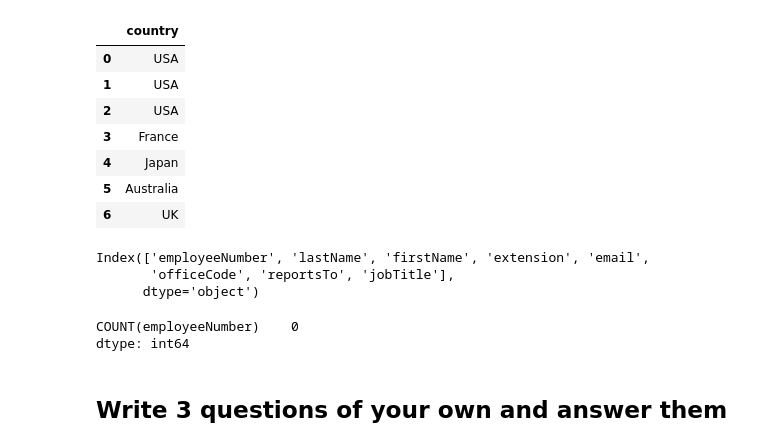
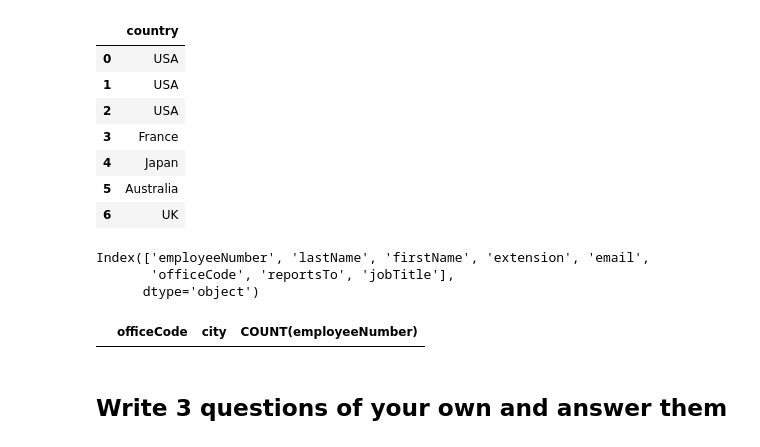
Before and after one commit to mercy-gh/SQL-Phase2, a Jupyter notebook: dsc-join-statements-lab-index.ipynb, the cells around one changed output. Drawn from its saved outputs; the diff is of its cells as text; code cells hidden in the pictures.

```diff
--- a/dsc-join-statements-lab-index.ipynb
+++ b/dsc-join-statements-lab-index.ipynb
@@ -102,15 +102,15 @@ Index(['employeeNumber', 'lastName', 'firstName', 'extension', 'email',
 # %%
 # Your code here
 #Select office code, city and number of employees
-pd.read_sql("""SELECT COUNT(employeeNumber)
+pd.read_sql("""SELECT officeCode, city, COUNT(employeeNumber)
             FROM employees AS e
-            JOIN
+            LEFT JOIN
             offices As of
             USING(officeCode)
-            group by officeCode""", conn).isnull().sum()
+            group by officeCode
+            HAVING COUNT(officeCode)=0""", conn)#.isnull().sum()
 # %% [output]
-COUNT(employeeNumber)    0
-dtype: int64
+|  | officeCode | city | COUNT(employeeNumber) |
 # %% [markdown]
 ## Write 3 questions of your own and answer them
 # %%
```
Also changed, not shown: parts of 2 cells of this notebook, 5 other files.
